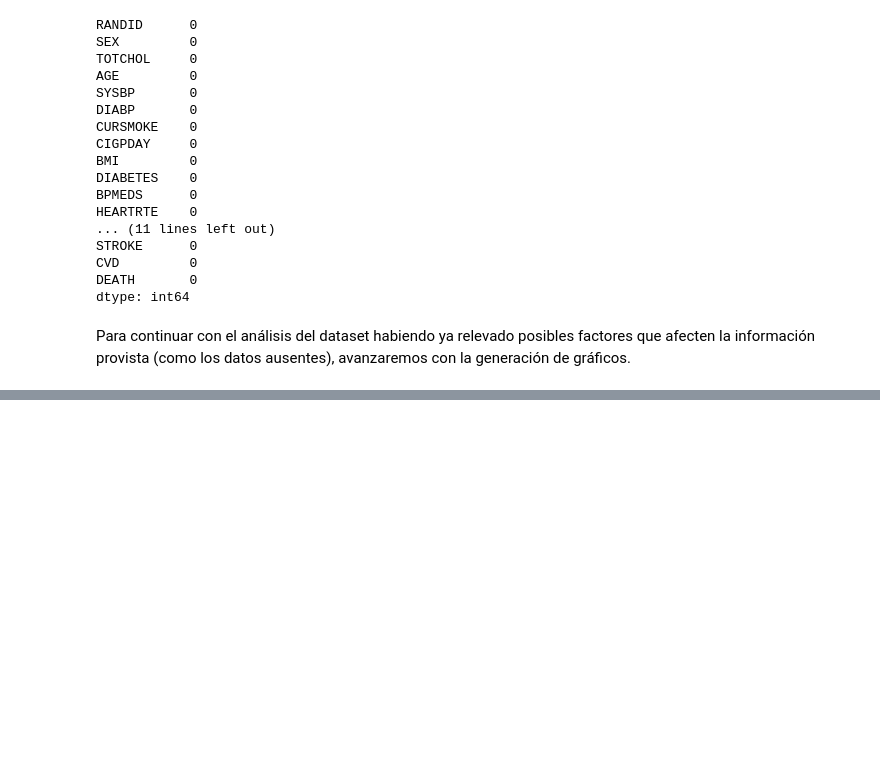
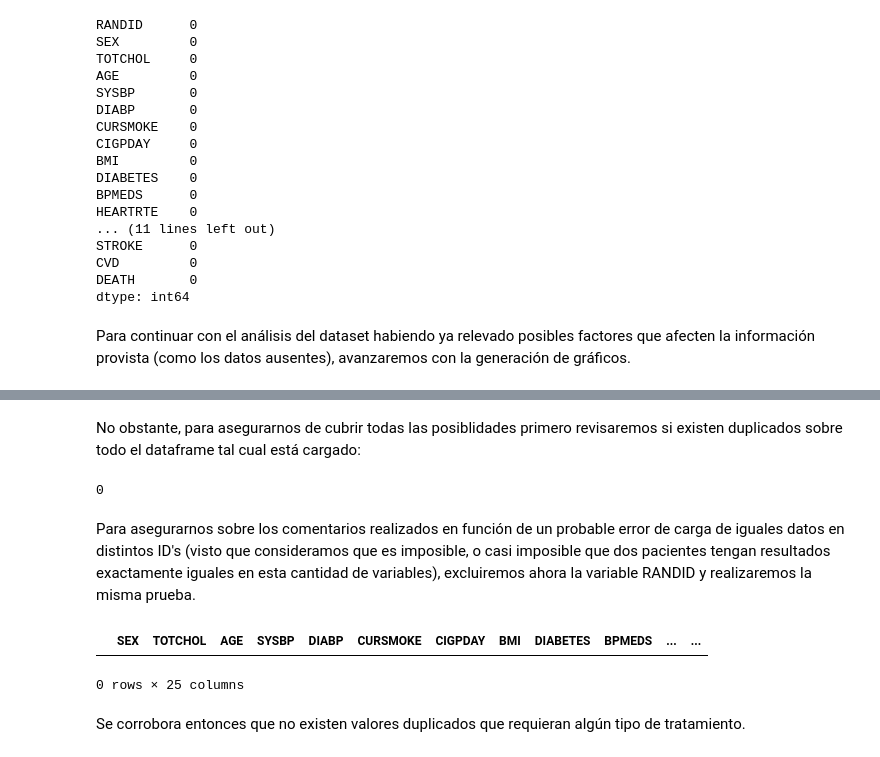
Before and after one commit to estebanbec/machine_learning, a Jupyter notebook: Colab_Proyecto.ipynb, the cells around one changed output, grey strips where cells are left out. Cells and saved outputs as stored; diff of their text form; code cells hidden in the pictures; blank space fills up the shorter version.

```diff
--- a/Colab_Proyecto.ipynb
+++ b/Colab_Proyecto.ipynb
@@ -243,0 +295,19 @@ Para continuar con el análisis del dataset habiendo ya relevado posibles factor
+# %% [markdown]
+No obstante, para asegurarnos de cubrir todas las posiblidades primero revisaremos si existen duplicados sobre todo el dataframe tal cual está cargado:
+# %%
+revisa_duplicados = df_sin_nulos.duplicated()
+print(revisa_duplicados.sum())
+# %% [output]
+0
+# %% [markdown]
+Para asegurarnos sobre los comentarios realizados en función de un probable error de carga de iguales datos en distintos ID's (visto que consideramos que es imposible, o casi imposible que dos pacientes tengan resultados exactamente iguales en esta cantidad de variables), excluiremos ahora la variable RANDID y realizaremos la misma prueba.
+# %%
+df_sin_ID = df_sin_nulos.drop('RANDID', axis=1)
+# %%
+duplicados = df_sin_ID[df_sin_ID.duplicated()]
+duplicados
+# %% [output]
+|  | SEX | TOTCHOL | AGE | SYSBP | DIABP | CURSMOKE | CIGPDAY | BMI | DIABETES | BPMEDS | ... | ... |
+0 rows × 25 columns
+# %% [markdown]
+Se corrobora entonces que no existen valores duplicados que requieran algún tipo de tratamiento.
```
Also changed, not shown: parts of 11 cells of this notebook.
